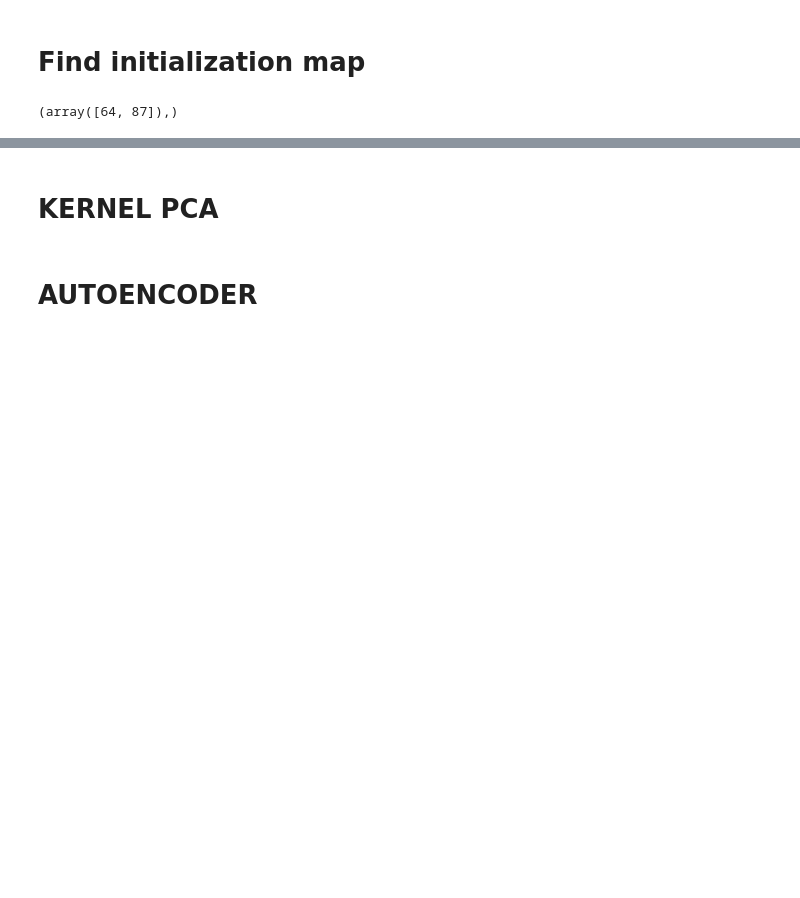
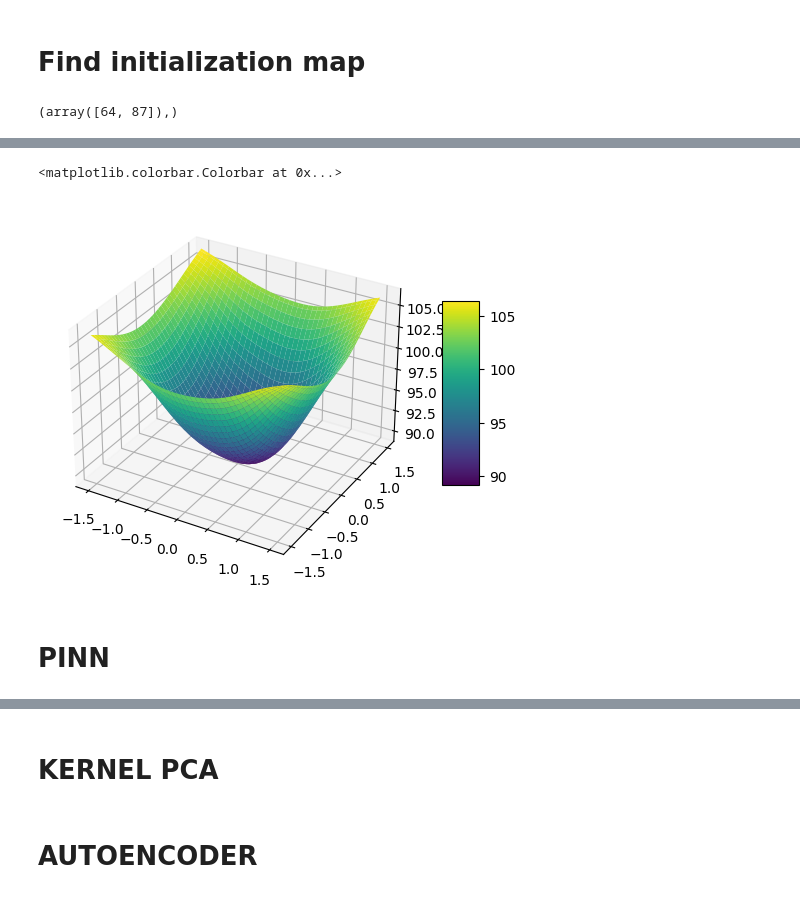
Before and after one commit to Alepescinaa/ScientificTools, a Jupyter notebook: Project1/Cp3/Checkpoint3.ipynb, the cells around one changed output, grey strips where cells are left out. Drawn from its saved outputs; the diff is of its cells as text; code cells hidden in the pictures; blank space fills up the shorter version.

```diff
--- a/Project1/Cp3/Checkpoint3.ipynb
+++ b/Project1/Cp3/Checkpoint3.ipynb
@@ -55,0 +180,11 @@ np.where(index == 1)
+# %%
+speed_field_estimate=tf.reshape(speed_field_estimate,[151,151])
+fig, ax = plt.subplots(subplot_kw={"projection": "3d"})
+surf = ax.plot_surface(X,Y,speed_field_estimate, cmap='viridis')
+ax.axes.set_zlim3d(bottom=np.min(speed_field_estimate), top=np.max(speed_field_estimate))
+fig.colorbar(surf, ax=ax, shrink=0.5, aspect=5)
+# %% [output]
+<matplotlib.colorbar.Colorbar at 0x...>
+[figure, added]
+# %% [markdown]
+# PINN
```
Also changed, not shown: parts of 44 cells of this notebook.
